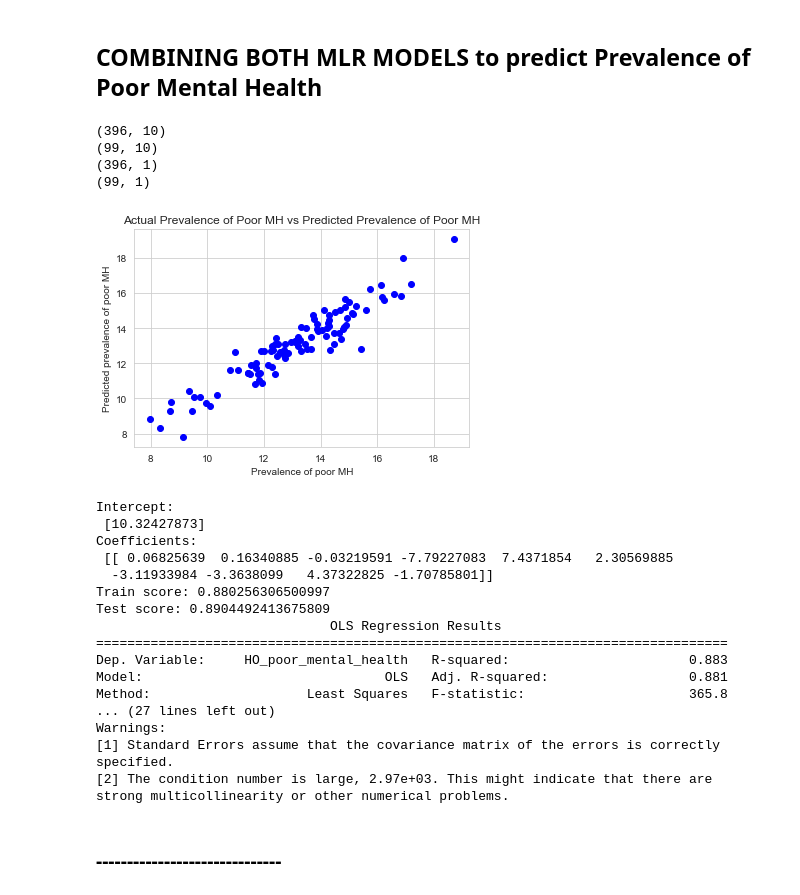
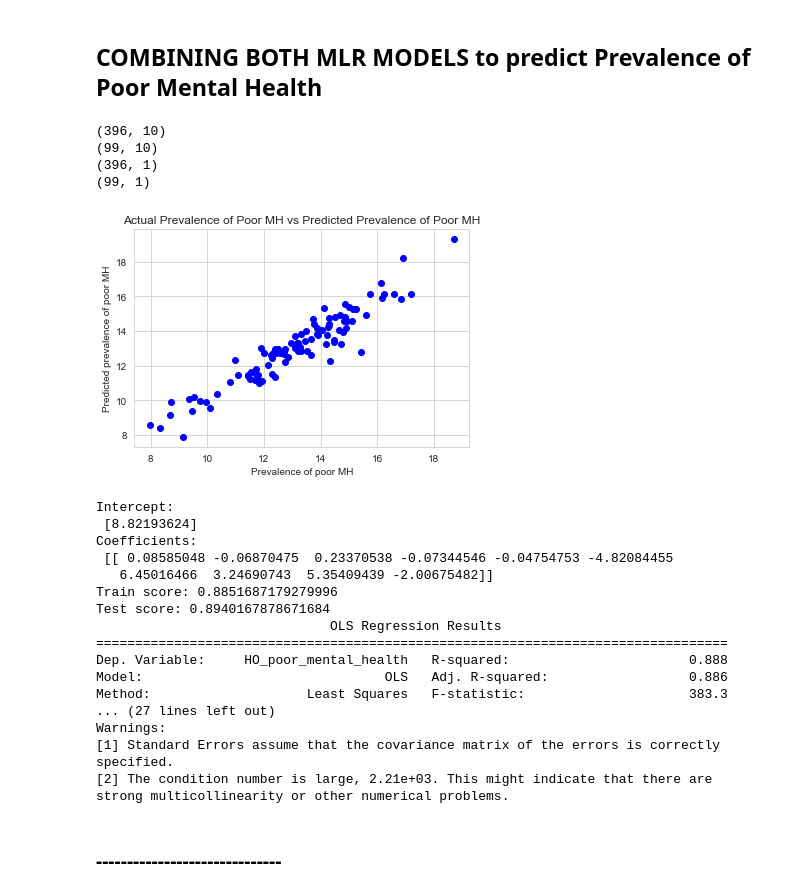
Before and after one commit to PetitsPoissons/Health_Project, a Jupyter notebook: MH_notebook_final.ipynb, the cells around one changed output. Saved outputs shown, nothing was run; the diff lists cells and outputs as text; code cells hidden in the pictures.

Commit message:
with final scatter plot

```diff
--- a/MH_notebook_final.ipynb
+++ b/MH_notebook_final.ipynb
@@ -148,7 +148,7 @@ acs16_df = pd.read_csv('ACS_2016.csv')
 # Selecting, renaming, and reordering the columns we want for our analysis
 acs16_reduced = acs16_df[['HC01_EST_VC01', 'HC03_EST_VC01', 'HC03_EST_VC07', 'HC01_EST_VC08',
                           'HC01_EST_VC09', 'HC01_EST_VC10', 'HC01_EST_VC11', 'HC01_EST_VC12', 'HC01_EST_VC13',
-                          'HC01_EST_VC20', 'HC01_EST_VC21', 'HC01_EST_VC50', 'HC01_EST_VC54', 'HC01_EST_VC55',
+                          'HC01_EST_VC20', 'HC01_EST_VC21', 'HC01_EST_VC54', 'HC01_EST_VC55',
                           'HC01_EST_VC56', 'HC01_EST_VC57', 'HC01_EST_VC58', 'HC01_EST_VC74', 'HC01_EST_VC75',
                           'HC01_EST_VC76', 'HC01_EST_VC77', 'HC01_EST_VC78', 'HC01_EST_VC79'
                          ]].apply(pd.to_numeric, errors='coerce')
@@ -165,7 +165,6 @@ acs16_reduced.rename(columns = {
     'HC01_EST_VC13': 'age_over64',
     'HC01_EST_VC20': 'male',
     'HC01_EST_VC21': 'female',
-    'HC01_EST_VC50': 'disability',
     'HC01_EST_VC54': 'education_over25',
     'HC01_EST_VC55': 'over25_lessThanHS',
     'HC01_EST_VC56': 'over25_HS',
@@ -189,7 +188,6 @@ acs16_reduced['percent_age55to64'] = acs16_reduced.age55to64 / acs16_reduced.age
 acs16_reduced['percent_age_over64'] = acs16_reduced.age_over64 / acs16_reduced.age_over18
 acs16_reduced['percent_male'] = acs16_reduced.male / acs16_reduced.population_CNI
 acs16_reduced['percent_female'] = acs16_reduced.female / acs16_reduced.population_CNI
-acs16_reduced['percent_disability'] = acs16_reduced.disability / acs16_reduced.population_CNI
 acs16_reduced['percent_lessThanHS'] = acs16_reduced.over25_lessThanHS / acs16_reduced.education_over25
 acs16_reduced['percent_HS'] = acs16_reduced.over25_HS / acs16_reduced.education_over25
 acs16_reduced['percent_someCollege'] = acs16_reduced.over25_someCollege / acs16_reduced.education_over25
@@ -203,7 +201,7 @@ acs16_reduced['percent_hIncome_over$99K'] = acs16_reduced['household_income_over
 # Checking for NaN values
 acs16_final = acs16_reduced[['percent_age18to24', 'percent_age25to34', 'percent_age35to44', 'percent_age45to54',
                              'percent_age55to64', 'percent_age_over64', 'percent_male', 'percent_female',
-                             'percent_disability', 'percent_lessThanHS', 'percent_HS', 'percent_someCollege',
+                             'percent_lessThanHS', 'percent_HS', 'percent_someCollege',
                              'percent_college', 'percent_hIncome_under$25K', 'percent_hIncome_$25to49K',
                              'percent_hIncome_$50to74K', 'percent_hIncome_$75to99K', 'percent_hIncome_over$99K',
                              'geo_id']]
@@ -317,18 +276,0 @@ sns.kdeplot(hi_final['HO_poor_mental_health'], shade=True)
-# %%
-# Calculating quantiles on mental health outcome (MH) & preparing bins
-print(tracts_clean['HO_poor_mental_health'].describe())
-tracts_bins = [4]
-tracts_MH_Q1 = tracts_clean['HO_poor_mental_health'].quantile(0.25)
-tracts_bins.append(tracts_MH_Q1)
-tracts_MH_Q2 = tracts_clean['HO_poor_mental_health'].quantile(0.5)
-tracts_bins.append(tracts_MH_Q2)
-tracts_MH_Q3 = tracts_clean['HO_poor_mental_health'].quantile(0.75)
-tracts_bins.append(tracts_MH_Q3)
-tracts_bins.append(30)
-print(tracts_bins)
-tracts_labels = ['low', 'low-med', 'med-high', 'high']
-print(tracts_labels)
-
-# Append our bins to our tracts_clean dataframe
-tracts_clean['quantile'] = pd.cut(tracts_clean['HO_poor_mental_health'], tracts_bins, labels=tracts_labels)
-tracts_clean['quantile'].unique()
@@ -819,33 +829,34 @@ ind_final1 = df[['UB_less_sleep', 'UB_lack_physical_activity', 'UB_current_smoki
 mult_reg(ind_final1)
 # %%
 # final 1 minus 'UB_lack_physical_activity', 'PS_lack_health_ins', 'percent_female'
-ind_final2 = df[['UB_less_sleep', 'UB_current_smoking',
-              'PS_older_women_uptodate', 'percent_age_over64',
-               'percent_disability', 'percent_lessThanHS', 'percent_HS', 'percent_college',
-               'percent_hIncome_under$25K', 'percent_hIncome_over$99K']]
+ind_final2 = df[['UB_less_sleep', 'UB_lack_physical_activity', 'UB_current_smoking', 'UB_binge_drinking',
+                 'PS_older_women_uptodate',
+                 'percent_age_over64', 'percent_lessThanHS',
+                 'percent_someCollege', 'percent_hIncome_under$25K',
+                 'percent_hIncome_over$99K']]
 mult_reg(ind_final2)
 # %% [output]
 (396, 10)
 (99, 10)
 (396, 1)
 (99, 1)
-[figure, old version]
+[figure, new version]
 Intercept:
- [10.32427873]
+ [8.82193624]
 Coefficients:
- [[ 0.06825639  0.16340885 -0.03219591 -7.79227083  7.4371854   2.30569885
-  -3.11933984 -3.3638099   4.37322825 -1.70785801]]
-Train score: 0.880256306500997
-Test score: 0.8904492413675809
+ [[ 0.08585048 -0.06870475  0.23370538 -0.07344546 -0.04754753 -4.82084455
+   6.45016466  3.24690743  5.35409439 -2.00675482]]
+Train score: 0.8851687179279996
+Test score: 0.8940167878671684
                               OLS Regression Results
 =================================================================================
-Dep. Variable:     HO_poor_mental_health   R-squared:                       0.883
-Model:                               OLS   Adj. R-squared:                  0.881
-Method:                    Least Squares   F-statistic:                     365.8
+Dep. Variable:     HO_poor_mental_health   R-squared:                       0.888
+Model:                               OLS   Adj. R-squared:                  0.886
+Method:                    Least Squares   F-statistic:                     383.3
 ... (27 lines left out)
 Warnings:
 [1] Standard Errors assume that the covariance matrix of the errors is correctly specified.
-[2] The condition number is large, 2.97e+03. This might indicate that there are
+[2] The condition number is large, 2.21e+03. This might indicate that there are
 strong multicollinearity or other numerical problems.
 # %% [markdown]
 ### ------------------------------
```
Also changed, not shown: parts of 25 cells of this notebook, 1 other file.
